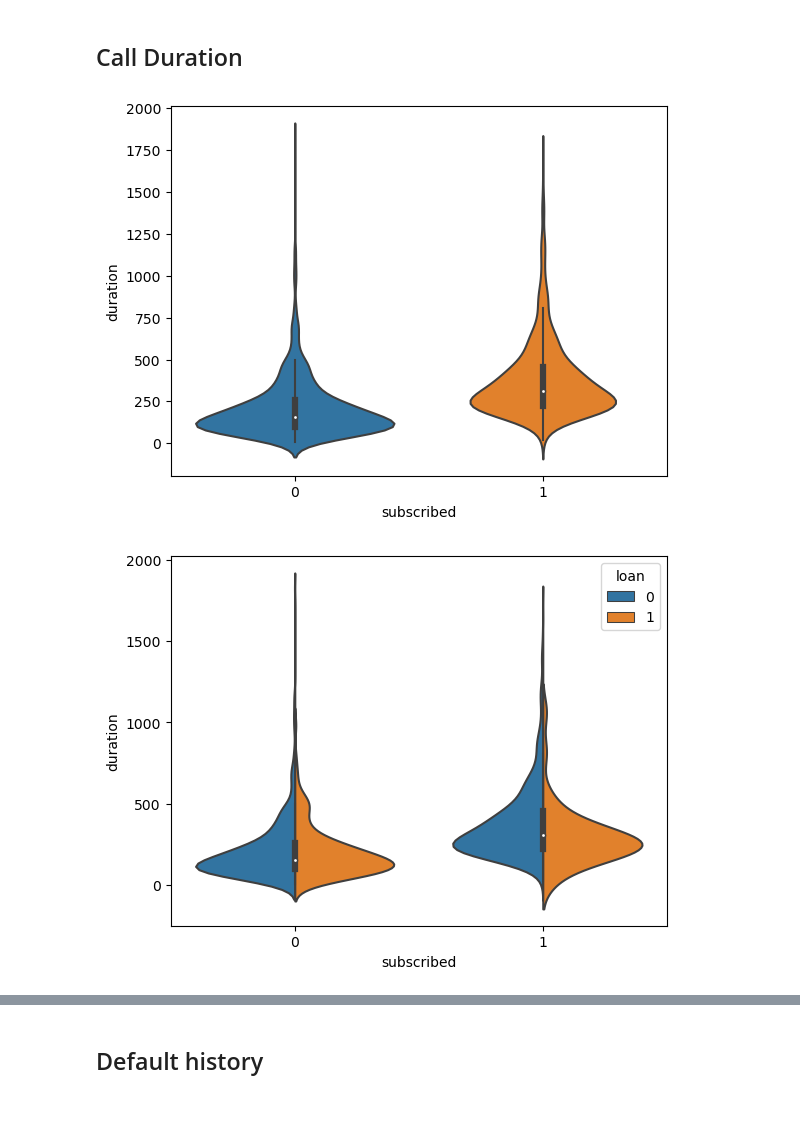
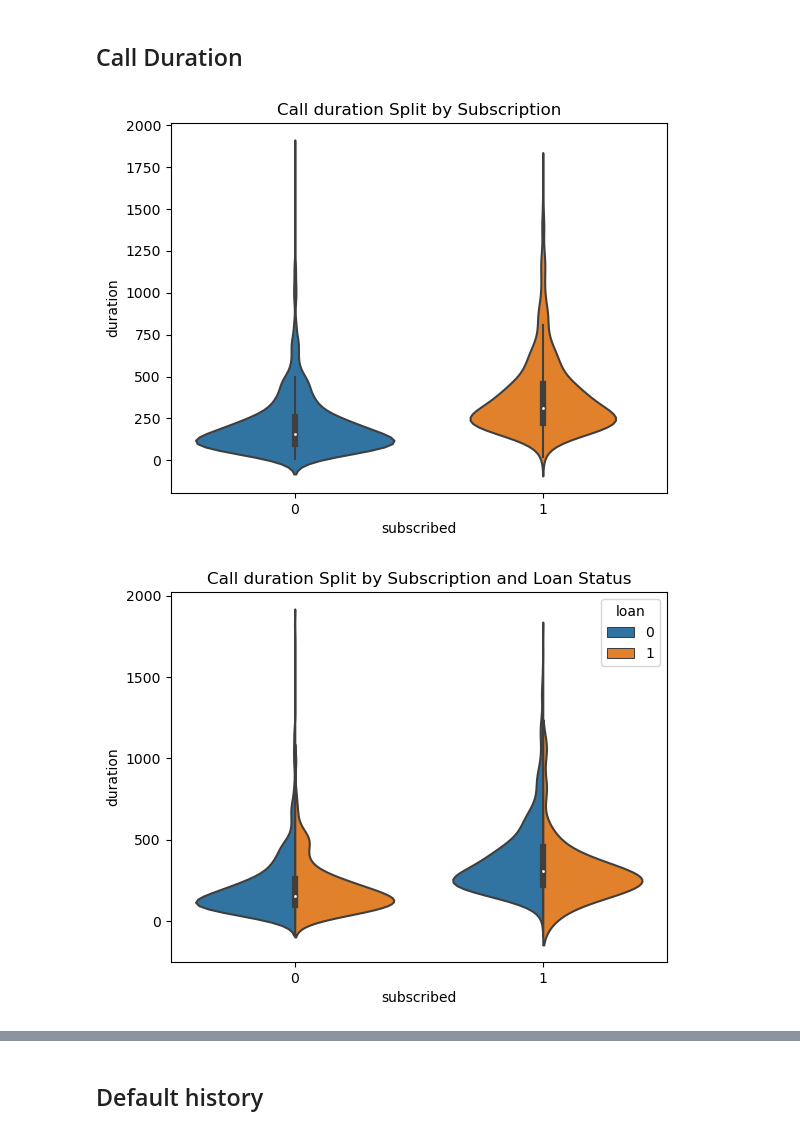
Before and after one commit to the-Tiege/etivity_1, a Jupyter notebook: TJ Dunne_16143892_etivity1.ipynb, the cells around one changed output, grey strips where cells are left out. Drawn from its saved outputs; the diff is of its cells as text; code cells hidden in the pictures.

```diff
--- a/TJ Dunne_16143892_etivity1.ipynb
+++ b/TJ Dunne_16143892_etivity1.ipynb
@@ -247,12 +247,15 @@ Name: age, dtype: float64
 ## Call Duration
 # %%
 sns.violinplot(data=bank_df, x='subscribed', y='duration')
+plt.title("Call duration Split by Subscription")
 plt.show()
 # %% [output]
-[figure, old version]
+[figure, new version]
 # %%
+#Violin plot for Call duration split by subscription and loan.
 sns.violinplot(data=bank_df, x='subscribed', y='duration', hue='loan', split=True)
+plt.title("Call duration Split by Subscription and Loan Status")
 plt.show()
 # %% [output]
-[figure, old version]
+[figure, new version]
 # %%
```
Also changed, not shown: parts of 5 cells of this notebook.
